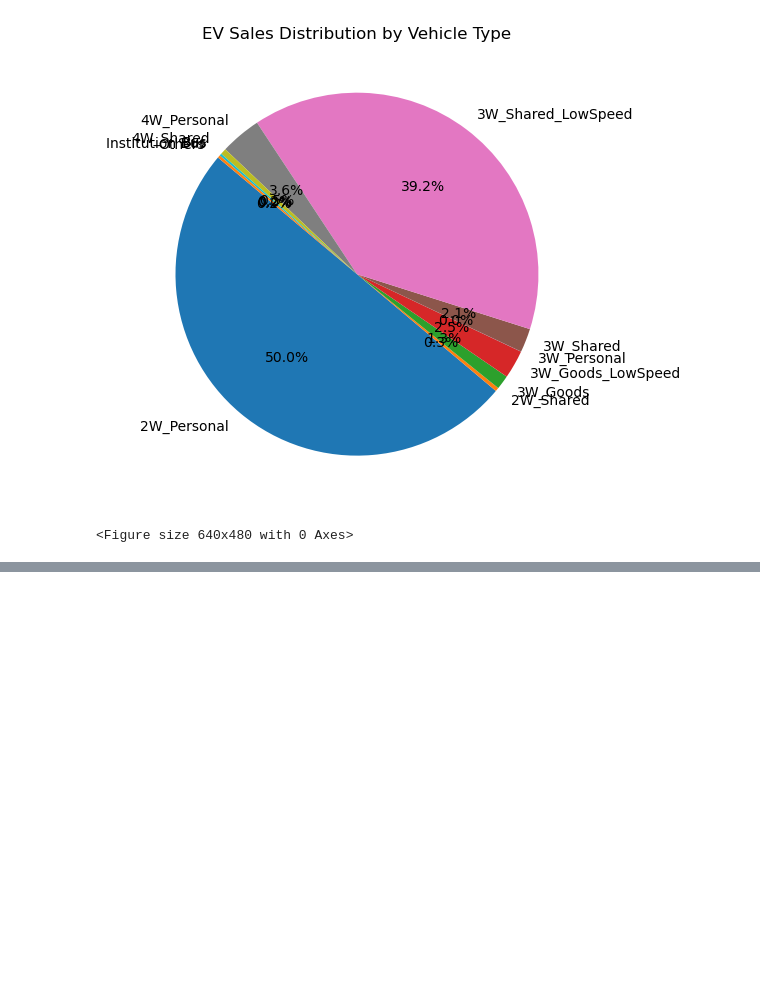
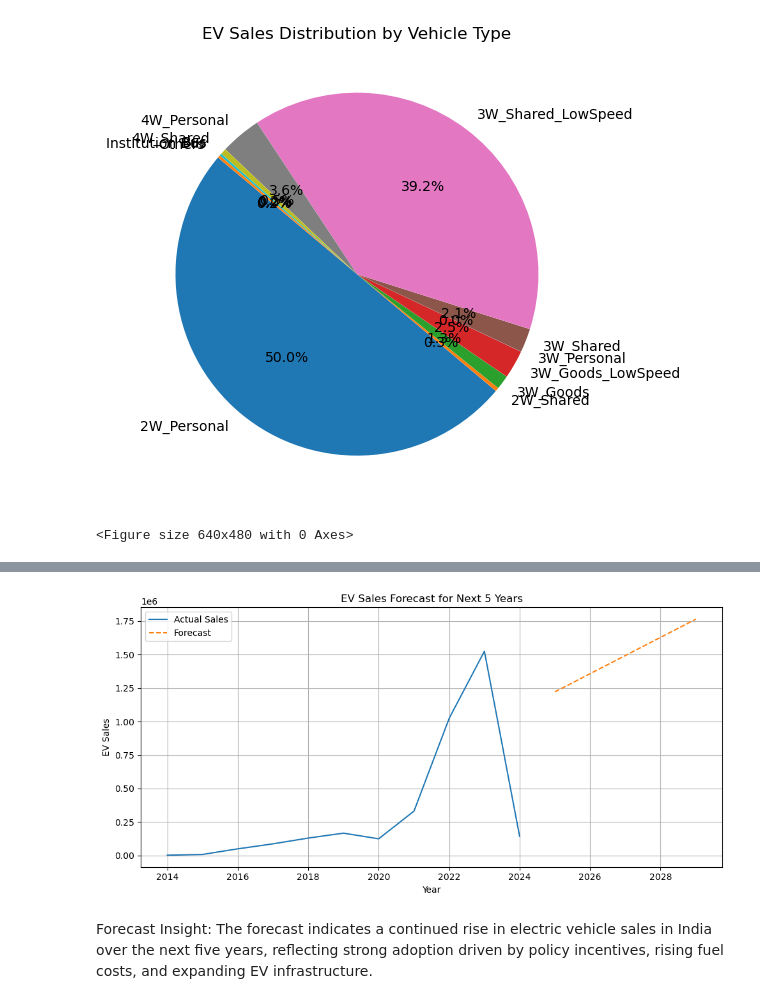
Before and after one commit to ankitamohapatra0406/EV-Sales-India-EDA-Forecasting, a Jupyter notebook: notebooks/ev_sales_eda.ipynb, the cells around one changed output, grey strips where cells are left out. Saved outputs shown, nothing was run; the diff lists cells and outputs as text; code cells hidden in the pictures; blank space fills up the shorter version.

```diff
--- a/notebooks/ev_sales_eda.ipynb
+++ b/notebooks/ev_sales_eda.ipynb
@@ -116,0 +151,27 @@ plt.savefig("../outputs/ev_sales_distribution_by_type.png")
+# %%
+from statsmodels.tsa.holtwinters import ExponentialSmoothing
+
+model = ExponentialSmoothing(
+    ts,
+    trend="add",
+    seasonal=None
+)
+
+fit = model.fit()
+forecast = fit.forecast(5)
+# %%
+plt.figure(figsize=(10, 5))
+plt.plot(ts, label="Actual Sales")
+plt.plot(forecast, label="Forecast", linestyle="--")
+plt.title("EV Sales Forecast for Next 5 Years")
+plt.xlabel("Year")
+plt.ylabel("EV Sales")
+plt.legend()
+plt.grid(True)
+plt.tight_layout()
+plt.show()
+# %% [output]
+[figure, added]
+# %% [markdown]
+Forecast Insight:
+The forecast indicates a continued rise in electric vehicle sales in India over the next five years, reflecting strong adoption driven by policy incentives, rising fuel costs, and expanding EV infrastructure.
```
Also changed, not shown: parts of 3 cells of this notebook.
